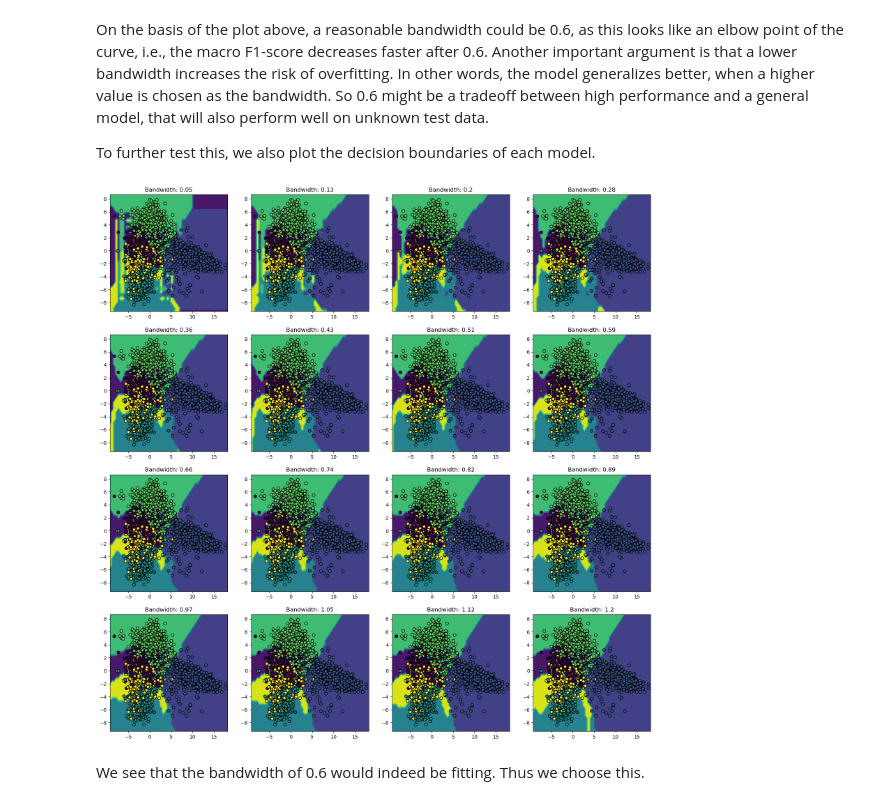
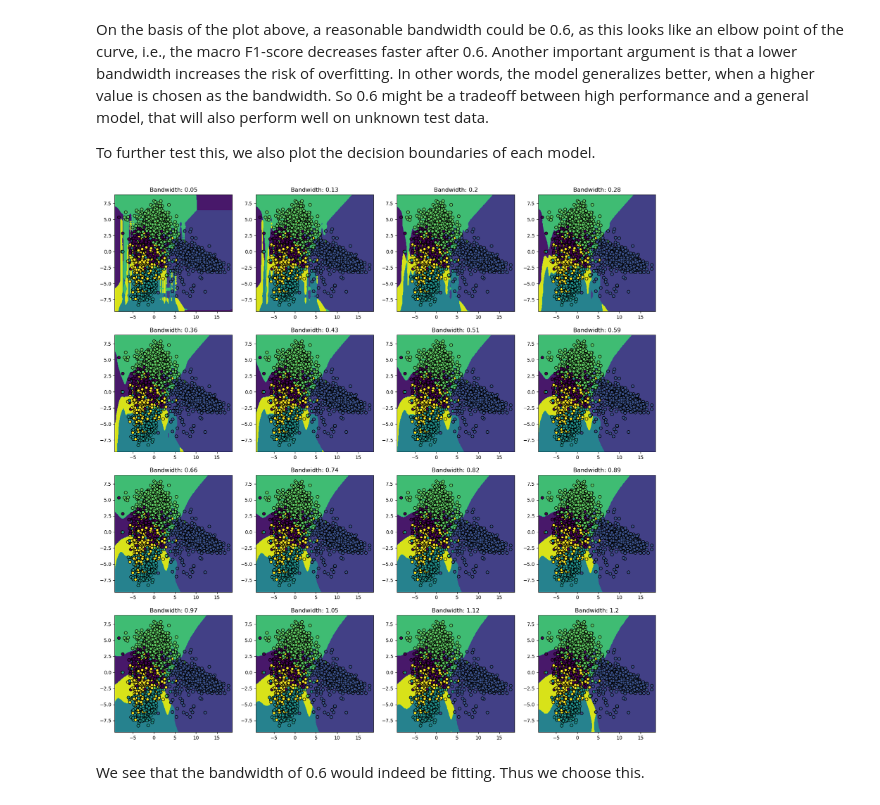
Before and after one commit to krusand/MLProject-FashionMNIST, a Jupyter notebook: 3a. Naive Bayes Implementation.ipynb, the cells around one changed output. Saved outputs shown, nothing was run; the diff lists cells and outputs as text; code cells hidden in the pictures.

```diff
--- a/3a. Naive Bayes Implementation.ipynb
+++ b/3a. Naive Bayes Implementation.ipynb
@@ -98,32 +99,32 @@ To further test this, we also plot the decision boundaries of each model.
 # %%
 fig,ax = plt.subplots(nrows=4,ncols=4, figsize=(20,20))
 
 bandwidths = np.linspace(0.05, 1.2, 16).reshape(4,4)
 
 
-h = 0.5
+h = 0.1
 
 x_min, x_max = np.min(LDA_X_train[:,0])-1, np.max(LDA_X_train[:,0]) + 1
 y_min, y_max = np.min(LDA_X_train[:,1])-1, np.max(LDA_X_train[:,1]) + 1
 
 xx,yy = np.meshgrid(np.arange(x_min, x_max, h),
                     np.arange(y_min, y_max, h))
 
 
 for i in range(4):
-    for j in range(4):
+    for j in tqdm(range(4)):
         nbclf = NB_clf(bandwidth=np.round(bandwidths[i,j],2))
         nbclf.fit(LDA_X_train[:,:2], y_train)
         Z = nbclf.predict(np.c_[xx.ravel(), yy.ravel()])
         Z = Z.reshape(xx.shape)
 
         ax[i,j].contourf(xx,yy, Z)
         ax[i,j].scatter(LDA_X_train[:,0],LDA_X_train[:,1], c=y_train, marker='o', edgecolor='black')
         ax[i,j].set_xlim(xx.min(), xx.max());
         ax[i,j].set_ylim(yy.min(), yy.max());
         ax[i,j].set_title(f"Bandwidth: {np.round(bandwidths[i,j],2)}")
 # %% [output]
-[figure, old version]
+[figure, new version]
 # %% [markdown]
 We see that the bandwidth of 0.6 would indeed be fitting. Thus we choose this.
 # %% [markdown]
```
Also changed, not shown: parts of 3 cells of this notebook.
